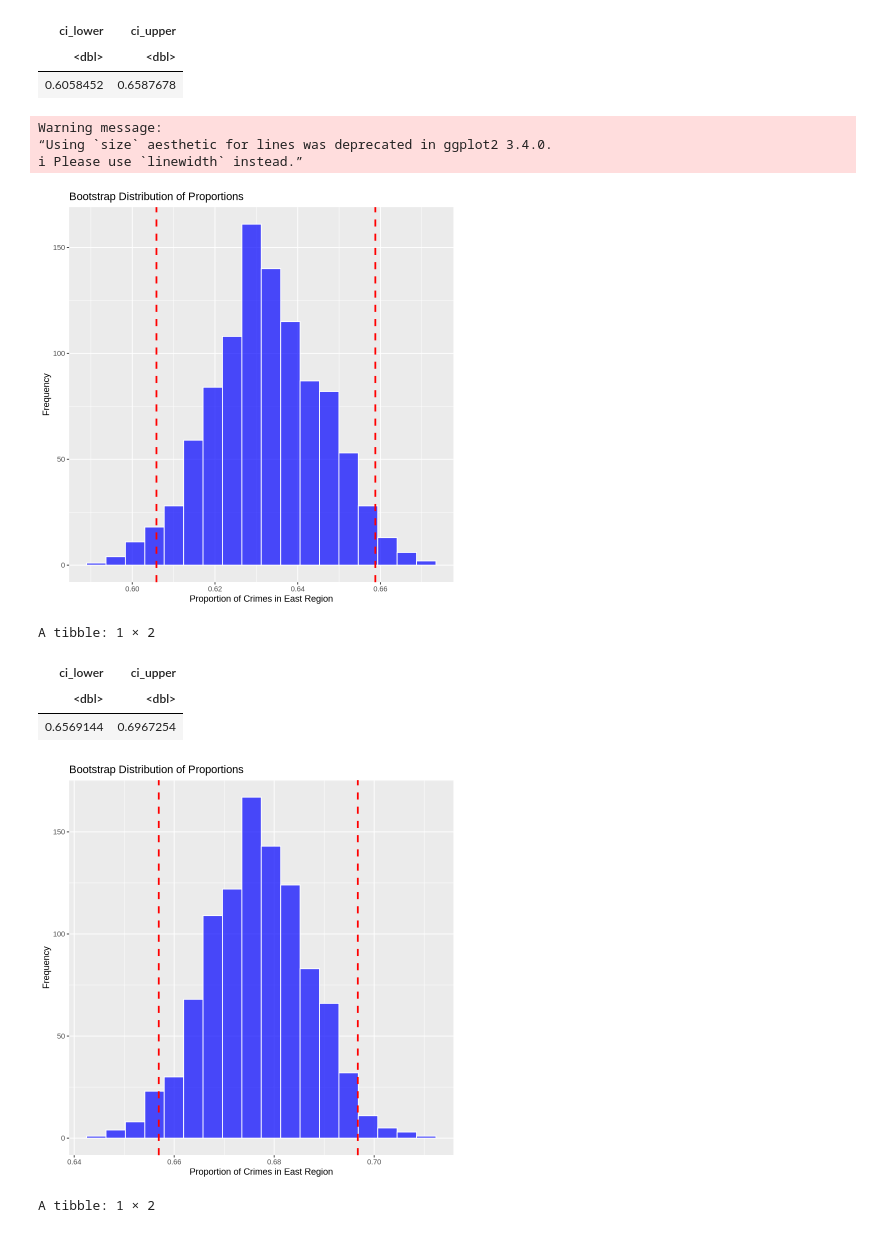
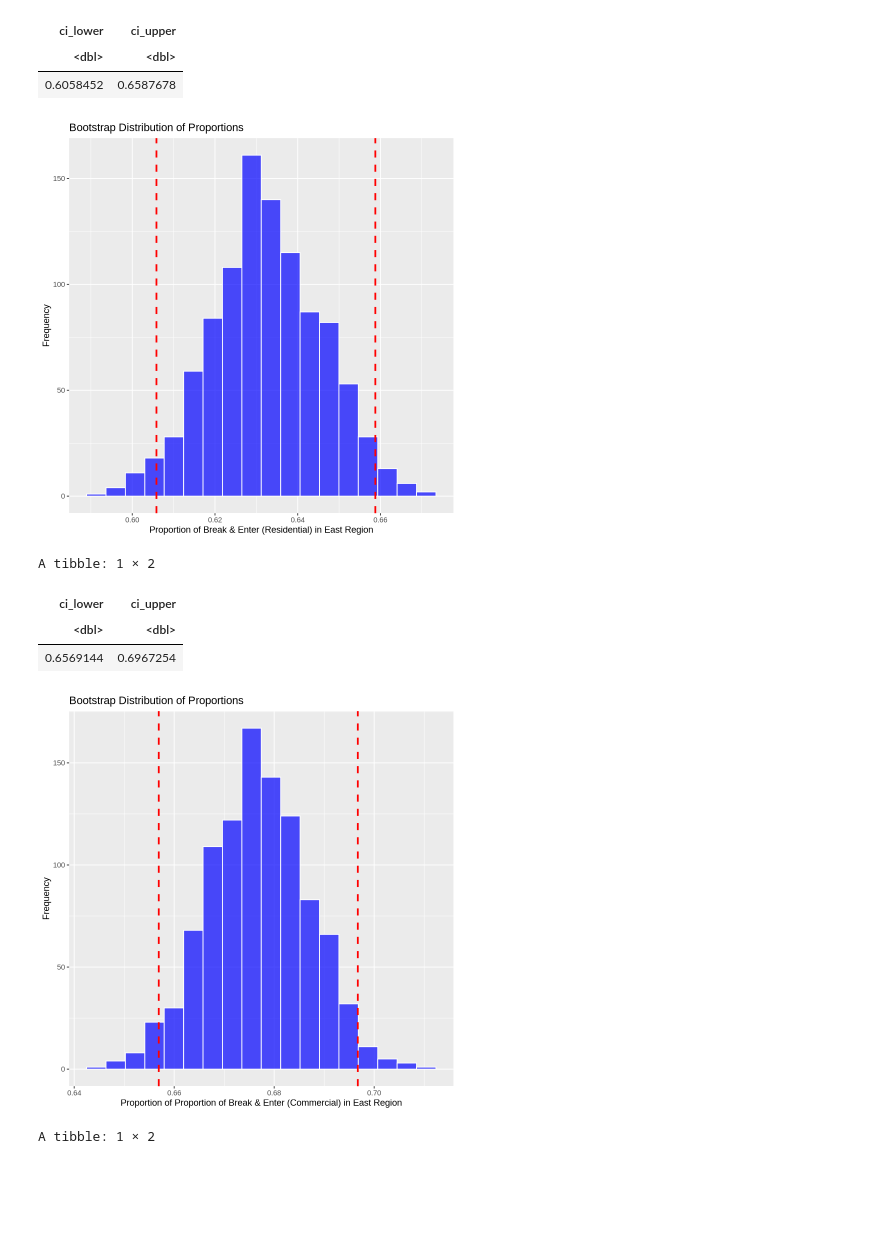
Before and after one commit to aradsab/Stat-201-Project, a Jupyter notebook: project.ipynb, the cells around one changed output. Cells and saved outputs as stored; diff of their text form; code cells hidden in the pictures; blank space fills up the shorter version.

```diff
--- a/project.ipynb
+++ b/project.ipynb
@@ -226,17 +304,14 @@ A tibble: 1 × 2
 ggplot(props_btsp_ci_res, aes(x = proportion)) +
   geom_histogram(bins = 18, fill = "blue", color = "white", alpha = 0.7) +
   labs(title = "Bootstrap Distribution of Proportions",
-       x = "Proportion of Crimes in East Region",
+       x = "Proportion of Break & Enter (Residential) in East Region",
        y = "Frequency") +
 
   # Add vertical lines for the confidence intervals
   geom_vline(xintercept = ci_intervals_res$ci_lower, linetype = "dashed", color = "red", size = 1) +
   geom_vline(xintercept = ci_intervals_res$ci_upper, linetype = "dashed", color = "red", size = 1)
 # %% [output]
-Warning message:
-“Using `size` aesthetic for lines was deprecated in ggplot2 3.4.0.
-ℹ Please use `linewidth` instead.”
-[figure, old version]
+[figure, new version]
 # %%
 set.seed(123)
 
@@ -261,16 +336,16 @@ A tibble: 1 × 2
 # %%
 # Plot the histogram of proportions
 ggplot(props_btsp_ci_com, aes(x = proportion)) +
   geom_histogram(bins = 18, fill = "blue", color = "white", alpha = 0.7) +
   labs(title = "Bootstrap Distribution of Proportions",
-       x = "Proportion of Crimes in East Region",
+       x = "Proportion of Proportion of Break & Enter (Commercial) in East Region",
        y = "Frequency") +
 
   # Add vertical lines for the confidence intervals
   geom_vline(xintercept = ci_intervals_com$ci_lower, linetype = "dashed", color = "red", size = 1) +
   geom_vline(xintercept = ci_intervals_com$ci_upper, linetype = "dashed", color = "red", size = 1)
 # %% [output]
-[figure, old version]
+[figure, new version]
 # %%
 set.seed(123)
 
```
Also changed, not shown: parts of 16 cells of this notebook.
